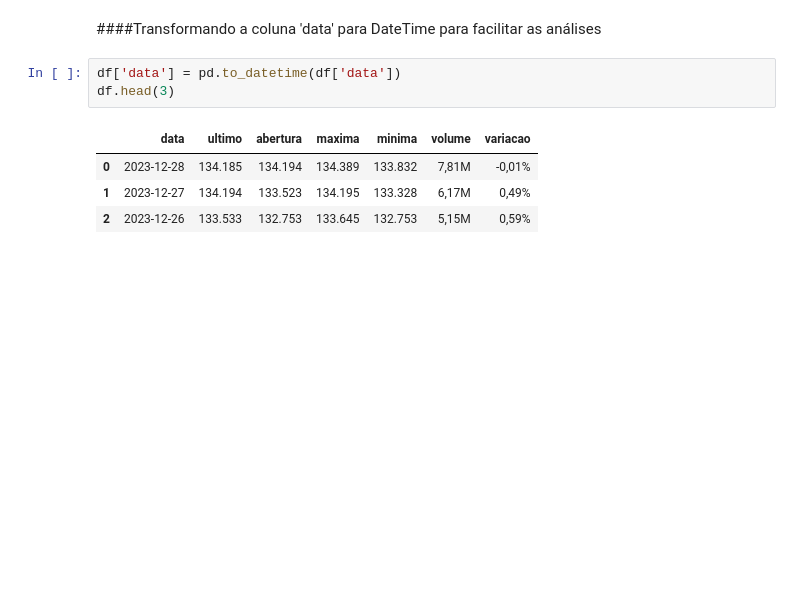
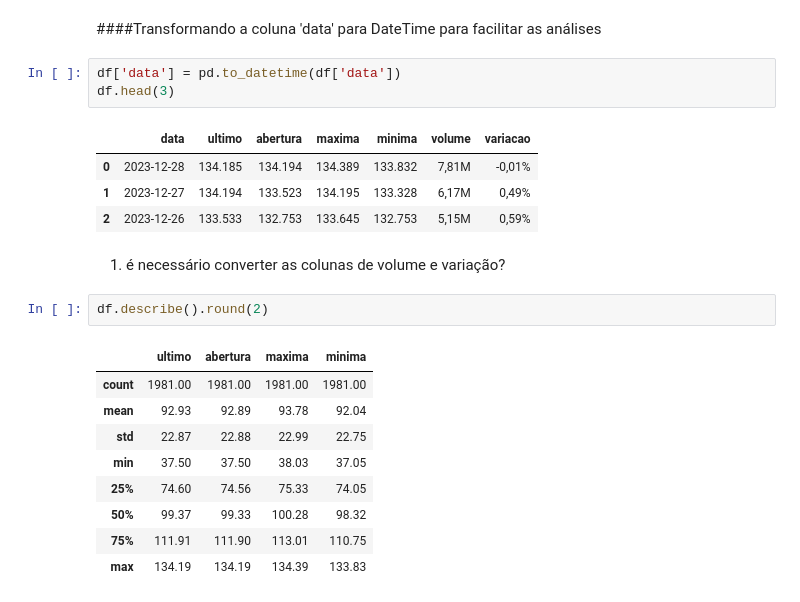
Before and after one commit to thaynnaraluciano/techChallenge2, a Jupyter notebook: TechChallenge_8anos.ipynb, the cells around one changed output. Drawn from its saved outputs; the diff is of its cells as text; blank space fills up the shorter version.

```diff
--- a/TechChallenge_8anos.ipynb
+++ b/TechChallenge_8anos.ipynb
@@ -90,3 +108,17 @@ df.head(3)
 | 0 | 2023-12-28 | 134.185 | 134.194 | 134.389 | 133.832 | 7,81M | -0,01% |
 | 1 | 2023-12-27 | 134.194 | 133.523 | 134.195 | 133.328 | 6,17M | 0,49% |
 | 2 | 2023-12-26 | 133.533 | 132.753 | 133.645 | 132.753 | 5,15M | 0,59% |
+# %% [markdown]
+1. é necessário converter as colunas de volume e variação?
+# %%
+df.describe().round(2)
+# %% [output]
+|  | ultimo | abertura | maxima | minima |
+| count | 1981.00 | 1981.00 | 1981.00 | 1981.00 |
+| mean | 92.93 | 92.89 | 93.78 | 92.04 |
+| std | 22.87 | 22.88 | 22.99 | 22.75 |
+| min | 37.50 | 37.50 | 38.03 | 37.05 |
+| 25% | 74.60 | 74.56 | 75.33 | 74.05 |
+| 50% | 99.37 | 99.33 | 100.28 | 98.32 |
+| 75% | 111.91 | 111.90 | 113.01 | 110.75 |
+| max | 134.19 | 134.19 | 134.39 | 133.83 |
```
Also changed, not shown: parts of 3 cells of this notebook.
